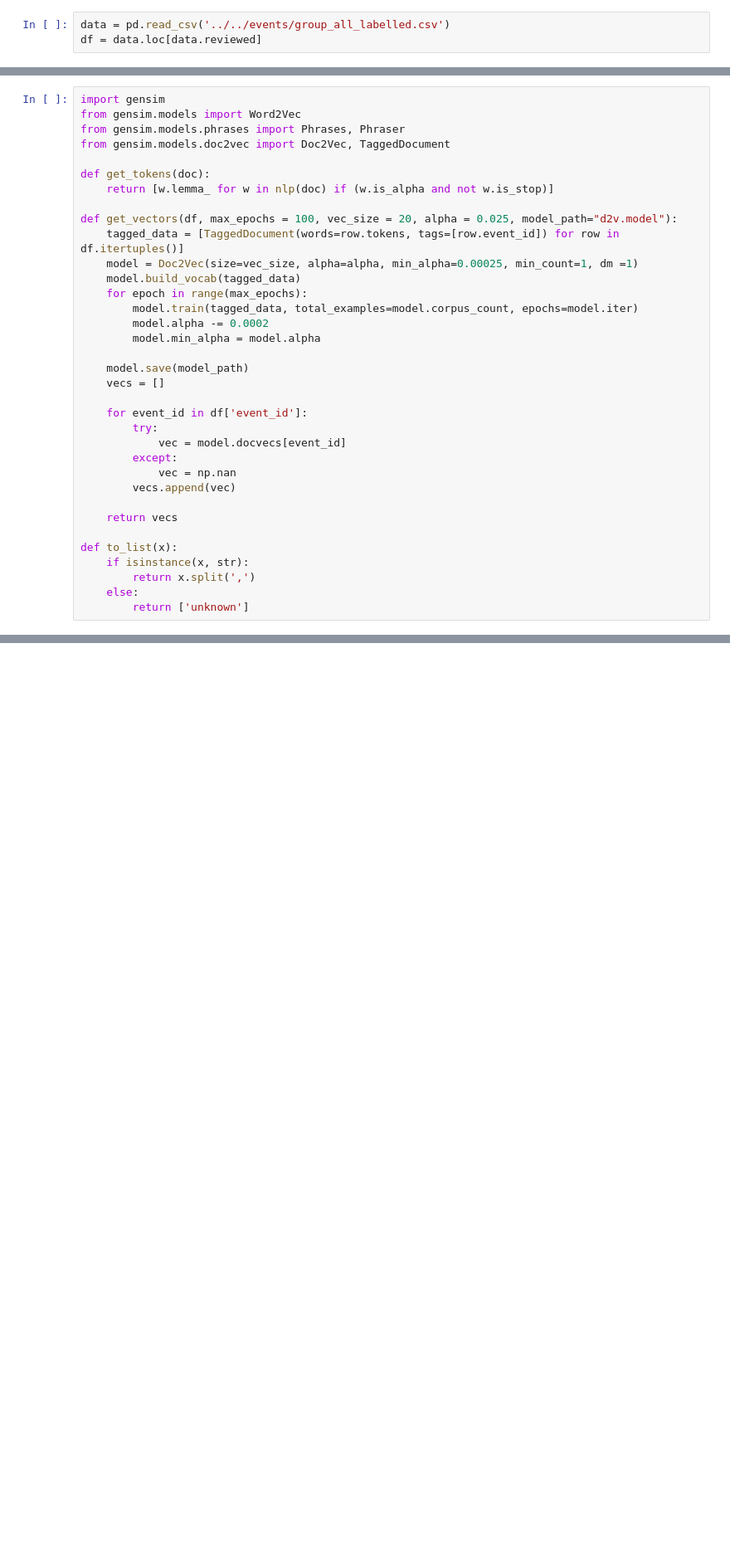
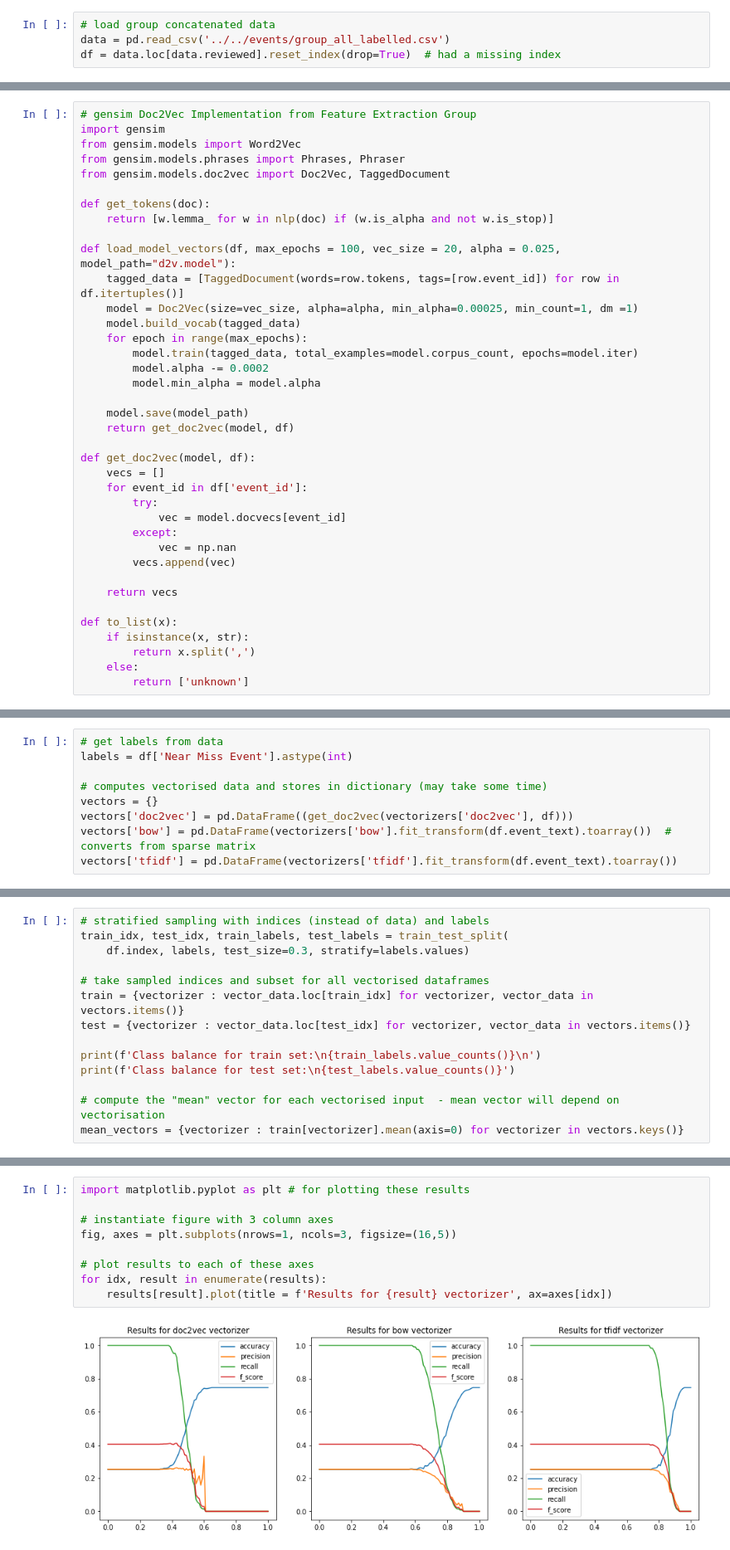
Before and after one commit to tanghyd/capstone, a Jupyter notebook: exploration/daniel/cosine_vector_distance.ipynb, the cells around one changed output, grey strips where cells are left out. Shown at 83% size. Saved outputs shown, nothing was run; the diff lists cells and outputs as text; blank space fills up the shorter version.

Commit message:
update cosine vector classification tests

```diff
--- a/exploration/daniel/cosine_vector_distance.ipynb
+++ b/exploration/daniel/cosine_vector_distance.ipynb
@@ -5,3 +17,4 @@ import spacy
 # %%
+# load group concatenated data
 data = pd.read_csv('../../events/group_all_labelled.csv')
-df = data.loc[data.reviewed]
+df = data.loc[data.reviewed].reset_index(drop=True)  # had a missing index
@@ -8,4 +23,5 @@ df = data.loc[data.reviewed]
 # %%
+# gensim Doc2Vec Implementation from Feature Extraction Group
 import gensim
 from gensim.models import Word2Vec
 from gensim.models.phrases import Phrases, Phraser
@@ -14,7 +30,7 @@ from gensim.models.doc2vec import Doc2Vec, TaggedDocument
 def get_tokens(doc):
     return [w.lemma_ for w in nlp(doc) if (w.is_alpha and not w.is_stop)]
 
-def get_vectors(df, max_epochs = 100, vec_size = 20, alpha = 0.025, model_path="d2v.model"):
+def load_model_vectors(df, max_epochs = 100, vec_size = 20, alpha = 0.025, model_path="d2v.model"):
     tagged_data = [TaggedDocument(words=row.tokens, tags=[row.event_id]) for row in df.itertuples()]
     model = Doc2Vec(size=vec_size, alpha=alpha, min_alpha=0.00025, min_count=1, dm =1)
     model.build_vocab(tagged_data)
@@ -24,8 +40,10 @@ def get_vectors(df, max_epochs = 100, vec_size = 20, alpha = 0.025, model_path="
         model.min_alpha = model.alpha
 
     model.save(model_path)
+    return get_doc2vec(model, df)
+
+def get_doc2vec(model, df):
     vecs = []
-
     for event_id in df['event_id']:
         try:
             vec = model.docvecs[event_id]
@@ -128,0 +108,9 @@ array([[324,  34],
+# %%
+# get labels from data
+labels = df['Near Miss Event'].astype(int)
+
+# computes vectorised data and stores in dictionary (may take some time)
+vectors = {}
+vectors['doc2vec'] = pd.DataFrame((get_doc2vec(vectorizers['doc2vec'], df)))
+vectors['bow'] = pd.DataFrame(vectorizers['bow'].fit_transform(df.event_text).toarray())  # converts from sparse matrix
+vectors['tfidf'] = pd.DataFrame(vectorizers['tfidf'].fit_transform(df.event_text).toarray())
@@ -128,0 +119,14 @@ array([[324,  34],
+# %%
+# stratified sampling with indices (instead of data) and labels
+train_idx, test_idx, train_labels, test_labels = train_test_split(
+    df.index, labels, test_size=0.3, stratify=labels.values)
+
+# take sampled indices and subset for all vectorised dataframes
+train = {vectorizer : vector_data.loc[train_idx] for vectorizer, vector_data in vectors.items()}
+test = {vectorizer : vector_data.loc[test_idx] for vectorizer, vector_data in vectors.items()}
+
+print(f'Class balance for train set:\n{train_labels.value_counts()}\n')
+print(f'Class balance for test set:\n{test_labels.value_counts()}')
+
+# compute the "mean" vector for each vectorised input  - mean vector will depend on vectorisation
+mean_vectors = {vectorizer : train[vectorizer].mean(axis=0) for vectorizer in vectors.keys()}
@@ -128,0 +184,11 @@ array([[324,  34],
+# %%
+import matplotlib.pyplot as plt # for plotting these results
+
+# instantiate figure with 3 column axes
+fig, axes = plt.subplots(nrows=1, ncols=3, figsize=(16,5))
+
+# plot results to each of these axes
+for idx, result in enumerate(results):
+    results[result].plot(title = f'Results for {result} vectorizer', ax=axes[idx])
+# %% [output]
+[figure, added]
```
Also changed, not shown: parts of 15 cells of this notebook.
